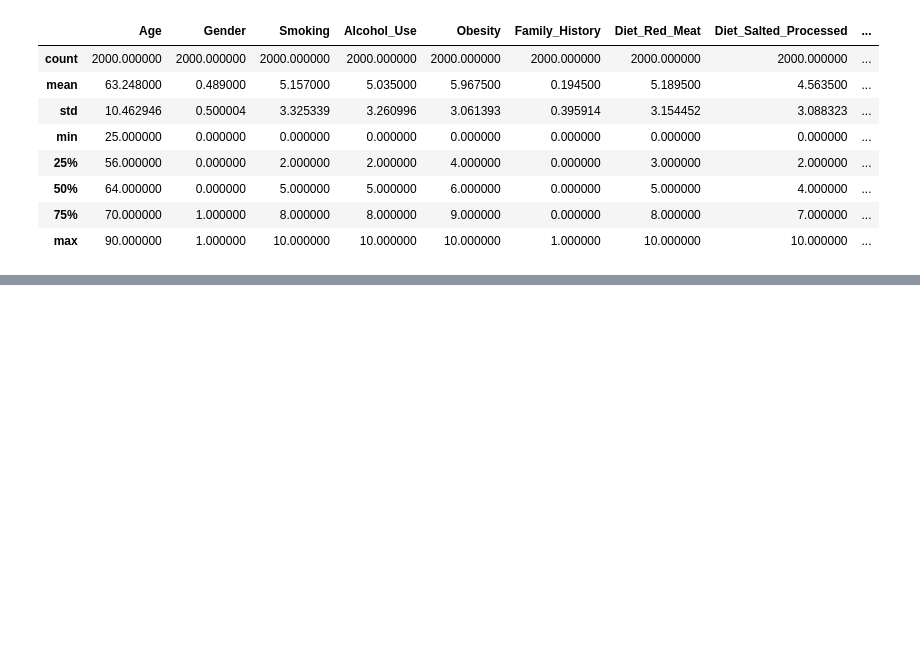
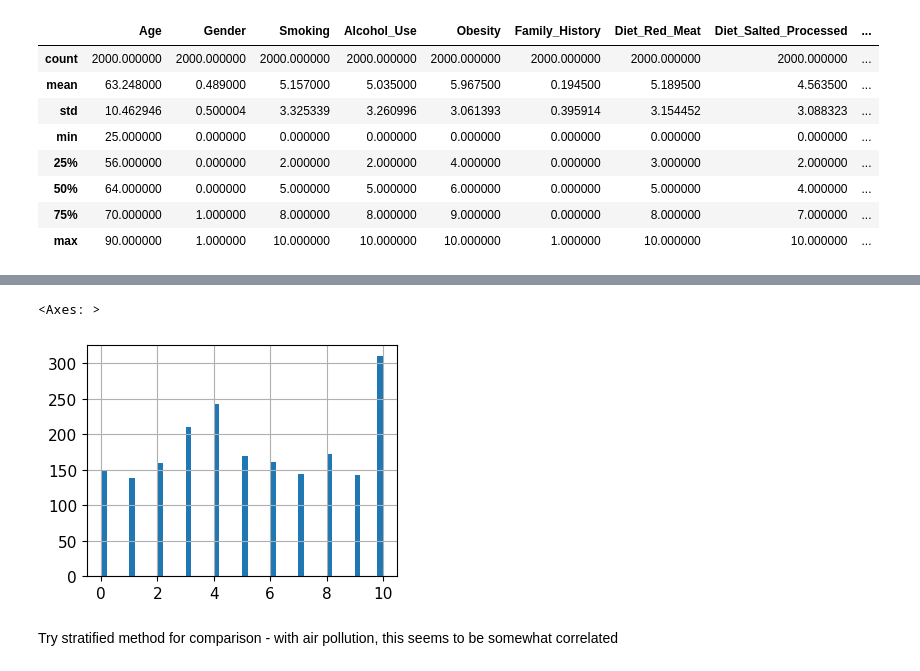
Before and after one commit to LisaPietrek/doodles, a Jupyter notebook: machine_learning/cancer_risk_predictor.ipynb, the cells around one changed output, grey strips where cells are left out. Saved outputs shown, nothing was run; the diff lists cells and outputs as text; code cells hidden in the pictures; blank space fills up the shorter version.

```diff
--- a/machine_learning/cancer_risk_predictor.ipynb
+++ b/machine_learning/cancer_risk_predictor.ipynb
@@ -101,0 +221,7 @@ cancer_risk_factors.describe()
+# %%
+cancer_risk_factors['Air_Pollution'].hist(bins=50, figsize=(4, 3))
+# %% [output]
+<Axes: >
+[figure, added]
+# %% [markdown]
+Try stratified method for comparison - with air pollution, this seems to be somewhat correlated
```
Also changed, not shown: parts of 55 cells of this notebook.
